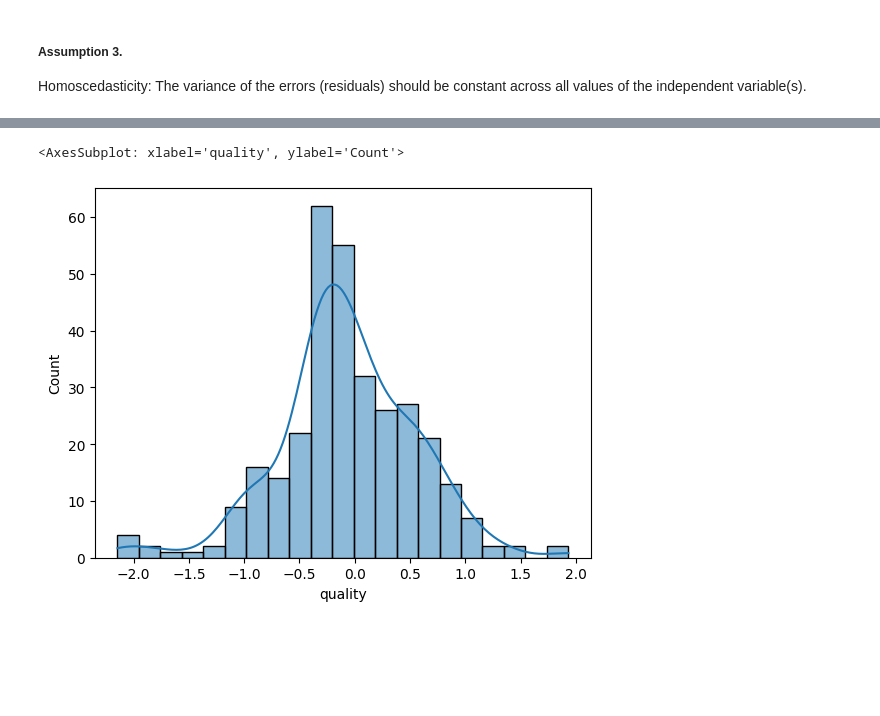
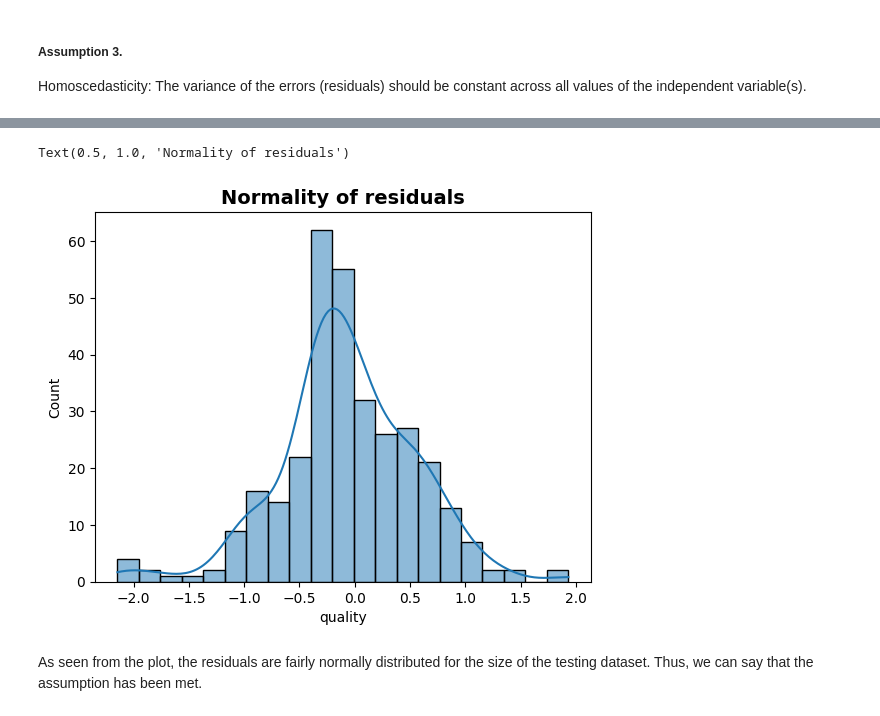
Before and after one commit to Danie-O/machine-learning, a Jupyter notebook: Regression-Algorithms/wine-quality-prediction/Red-Wine-Dataset_EDA-and-Modelling.ipynb, the cells around one changed output, grey strips where cells are left out. Cells and saved outputs as stored; diff of their text form; code cells hidden in the pictures; blank space fills up the shorter version.

```diff
--- a/Regression-Algorithms/wine-quality-prediction/Red-Wine-Dataset_EDA-and-Modelling.ipynb
+++ b/Regression-Algorithms/wine-quality-prediction/Red-Wine-Dataset_EDA-and-Modelling.ipynb
@@ -321,6 +335,9 @@ Normality
 # %%
 # Assumption 4: Normality
 sns.histplot(y_test - y_pred_linear_reg, kde=True)
+plt.title('Normality of residuals', fontsize=14, fontweight='semibold')
 # %% [output]
-<AxesSubplot: xlabel='quality', ylabel='Count'>
+Text(0.5, 1.0, 'Normality of residuals')
-[figure, old version]
+[figure, new version]
+# %% [markdown]
+As seen from the plot, the residuals are fairly normally distributed for the size of the testing dataset. Thus, we can say that the assumption has been met.
```
Also changed, not shown: parts of 7 cells of this notebook.
